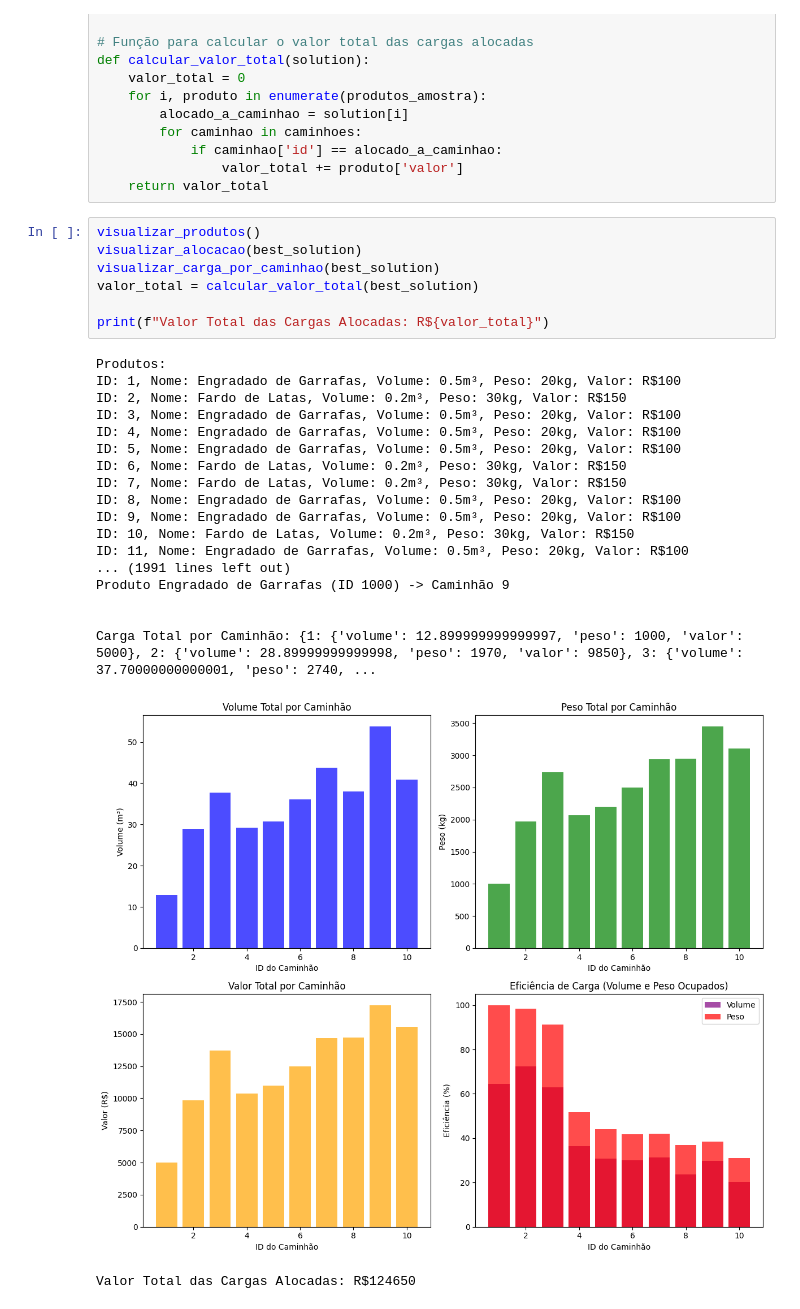
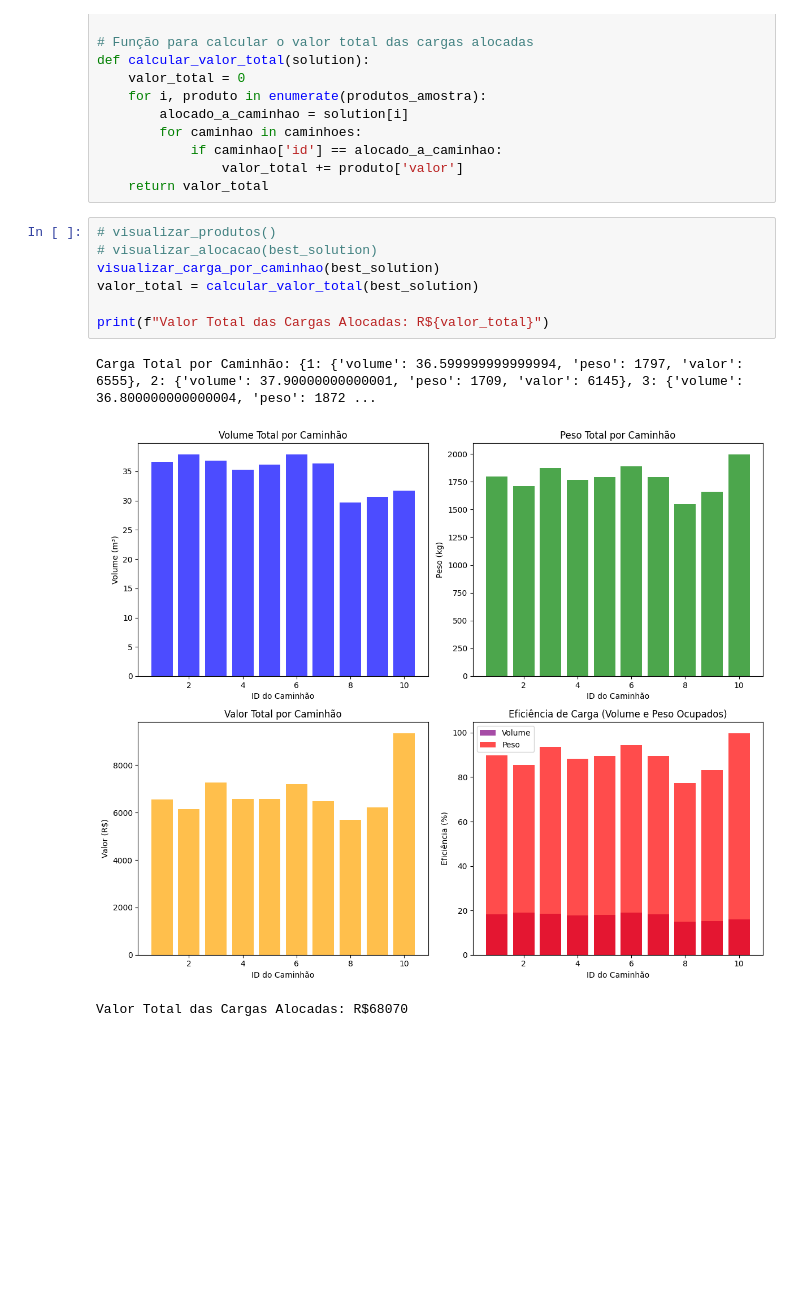
Before and after one commit to JrFarias/postech-iadev, a Jupyter notebook: notebooks/ags.ipynb, the cells around one changed output. Saved outputs shown, nothing was run; the diff lists cells and outputs as text; blank space fills up the shorter version.

```diff
--- a/notebooks/ags.ipynb
+++ b/notebooks/ags.ipynb
@@ -298,32 +315,16 @@ def calcular_valor_total(solution):
                 valor_total += produto['valor']
     return valor_total
 # %%
-visualizar_produtos()
-visualizar_alocacao(best_solution)
+# visualizar_produtos()
+# visualizar_alocacao(best_solution)
 visualizar_carga_por_caminhao(best_solution)
 valor_total = calcular_valor_total(best_solution)
 
 print(f"Valor Total das Cargas Alocadas: R${valor_total}")
 # %% [output]
-Produtos:
-ID: 1, Nome: Engradado de Garrafas, Volume: 0.5m³, Peso: 20kg, Valor: R$100
-ID: 2, Nome: Fardo de Latas, Volume: 0.2m³, Peso: 30kg, Valor: R$150
-ID: 3, Nome: Engradado de Garrafas, Volume: 0.5m³, Peso: 20kg, Valor: R$100
-ID: 4, Nome: Engradado de Garrafas, Volume: 0.5m³, Peso: 20kg, Valor: R$100
-ID: 5, Nome: Engradado de Garrafas, Volume: 0.5m³, Peso: 20kg, Valor: R$100
-ID: 6, Nome: Fardo de Latas, Volume: 0.2m³, Peso: 30kg, Valor: R$150
-ID: 7, Nome: Fardo de Latas, Volume: 0.2m³, Peso: 30kg, Valor: R$150
-ID: 8, Nome: Engradado de Garrafas, Volume: 0.5m³, Peso: 20kg, Valor: R$100
-ID: 9, Nome: Engradado de Garrafas, Volume: 0.5m³, Peso: 20kg, Valor: R$100
-ID: 10, Nome: Fardo de Latas, Volume: 0.2m³, Peso: 30kg, Valor: R$150
-ID: 11, Nome: Engradado de Garrafas, Volume: 0.5m³, Peso: 20kg, Valor: R$100
-... (1991 lines left out)
-Produto Engradado de Garrafas (ID 1000) -> Caminhão 9
-
-
-Carga Total por Caminhão: {1: {'volume': 12.899999999999997, 'peso': 1000, 'valor': 5000}, 2: {'volume': 28.89999999999998, 'peso': 1970, 'valor': 9850}, 3: {'volume': 37.70000000000001, 'peso': 2740, ...
+Carga Total por Caminhão: {1: {'volume': 36.599999999999994, 'peso': 1797, 'valor': 6555}, 2: {'volume': 37.90000000000001, 'peso': 1709, 'valor': 6145}, 3: {'volume': 36.800000000000004, 'peso': 1872 ...
-[figure, old version]
+[figure, new version]
-Valor Total das Cargas Alocadas: R$124650
+Valor Total das Cargas Alocadas: R$68070
 # %%
 
 def visualizar_carga_por_caminhao(solution):
```
Also changed, not shown: parts of 6 cells of this notebook.
